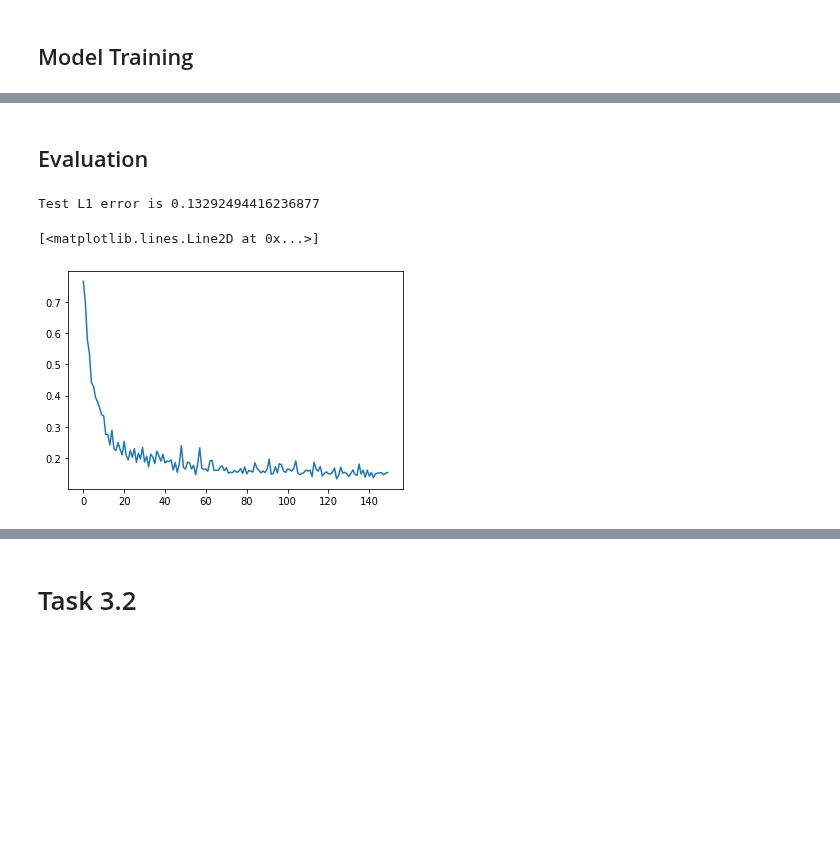
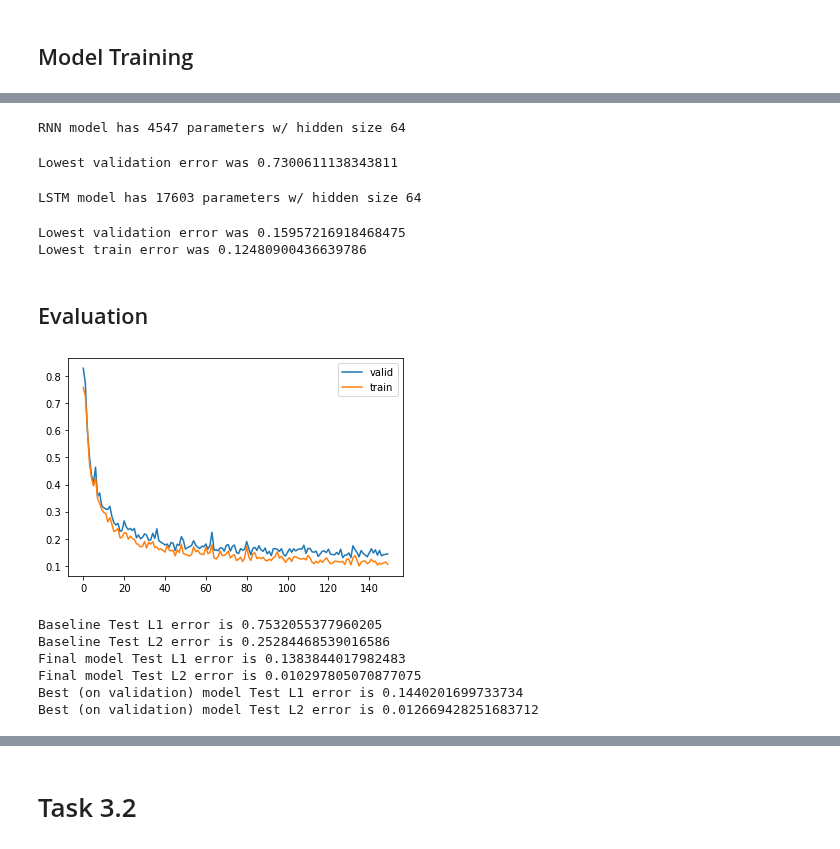
Before and after one commit to mandjevant/tue-deeplearning, a Jupyter notebook: assignments/assignment_2_3/a3_skeleton_peter.ipynb, the cells around one changed output, grey strips where cells are left out. Drawn from its saved outputs; the diff is of its cells as text; code cells hidden in the pictures; blank space fills up the shorter version.

Commit message:
test different hyperparams, rnns, and plot best/worst cases

```diff
--- a/assignments/assignment_2_3/a3_skeleton_peter.ipynb
+++ b/assignments/assignment_2_3/a3_skeleton_peter.ipynb
@@ -299,10 +310,9 @@ def fit_3_1(model, train_dl, valid_dl, n_epochs):
     valid_history = []
     best_state_dict = model.state_dict().copy()
 
-    for i in range(n_epochs):
-        print(f'Begin epoch {i + 1}/{n_epochs}')
+    for i in tqdm(range(n_epochs)):
         model = model.train()
-        for x, y in tqdm(train_dl):
+        for x, y in train_dl:
             x = x.to(device=device)
             y = y.to(device=device)
             y_pred = model(x)
@@ -314,9 +324,7 @@ def fit_3_1(model, train_dl, valid_dl, n_epochs):
         model = model.eval()
         with torch.no_grad():
             train_err = avg_err(model, train_dl)
-            print(f'L1 train error: {train_err}')
             val_err = avg_err(model, valid_dl)
-            print(f'L1 validation error: {val_err}')
             train_history.append(train_err)
             valid_history.append(val_err)
             if val_err == min(valid_history):
@@ -331,11 +339,16 @@ def fit_3_1(model, train_dl, valid_dl, n_epochs):
 def count_parameters(model):
     return sum(p.numel() for p in model.parameters() if p.requires_grad)
 
-hidden_size = 200
 n_layers = 1
-model_3_1 = Model_3_1(hidden_size, n_layers, batch_size).to(device)
-print(f'Model has {count_parameters(model_3_1)} parameters')
 epochs = 150
-result = fit_3_1(model_3_1, train_dl, valid_dl, epochs)
-print(f'Lowest validation error was {min(result["valid"])}')
+results = {}
+for hidden_size in [32, 64, 128, 256]:
+    model_3_1 = Model_3_1(hidden_size, n_layers, batch_size).to(device)
+    print(f'Model has {count_parameters(model_3_1)} parameters w/ hidden size {hidden_size}')
+    results[hidden_size] = fit_3_1(model_3_1, train_dl, valid_dl, epochs)
+    print(f'Lowest validation error was {min(results[hidden_size]["valid"])}')
+
+# Pick the best hidden size
+hidden_size = min(results.keys(), key=lambda size: min(results[size]['valid']))
+result = results[hidden_size]
 # %% [output]
@@ -378,13 +363,50 @@ Begin epoch 12/150
+# %%
+# How much is GRU better?
+model_3_1_rnn = Model_3_1(hidden_size, n_layers, batch_size, rnn='rnn').to(device)
+print(f'RNN model has {count_parameters(model_3_1_rnn)} parameters w/ hidden size {hidden_size}')
+result_rnn = fit_3_1(model_3_1_rnn, train_dl, valid_dl, epochs)
+print(f'Lowest validation error was {min(result_rnn["valid"])}')
+print(f'Lowest train error was {min(result_rnn["train"])}')
+# %% [output]
+RNN model has 4547 parameters w/ hidden size 64
+Lowest validation error was 0.7300611138343811
+# %%
+# How about LSTM?
+model_3_1_lstm = Model_3_1(hidden_size, n_layers, batch_size, rnn='lstm').to(device)
+print(f'LSTM model has {count_parameters(model_3_1_lstm)} parameters w/ hidden size {hidden_size}')
+result_lstm = fit_3_1(model_3_1_lstm, train_dl, valid_dl, epochs)
+print(f'Lowest validation error was {min(result_lstm["valid"])}')
+print(f'Lowest train error was {min(result_lstm["train"])}')
+# %% [output]
+LSTM model has 17603 parameters w/ hidden size 64
+Lowest validation error was 0.15957216918468475
+Lowest train error was 0.12480900436639786
 # %% [markdown]
 ## Evaluation
 # %%
 test_dl = DataLoader(SimulationData(simulation_test, charges_test), batch_size=batch_size, shuffle=True, collate_fn=collate)
 model_3_1 = model_3_1.eval()
-print(f'Test L1 error is {avg_err(model_3_1, test_dl)}')
 
+plt.plot(np.arange(0, epochs), result['valid'], label='valid')
+plt.plot(np.arange(0, epochs), result['train'], label='train')
+plt.legend()
+plt.show()
 
-plt.plot(result['valid'])
+print(f'Baseline Test L1 error is {avg_err(baseline_predict, test_dl)}')
+print(f'Baseline Test L2 error is {avg_err(baseline_predict, test_dl, loss_fn=torch.nn.MSELoss(reduction="sum"))}')
+print(f'Final model Test L1 error is {avg_err(model_3_1, test_dl)}')
+print(f'Final model Test L2 error is {avg_err(model_3_1, test_dl, loss_fn=torch.nn.MSELoss(reduction="sum"))}')
+
+model_best = Model_3_1(hidden_size, n_layers, batch_size)
+model_best.load_state_dict(result['best_state'])
+model_best = model_best.eval()
+print(f'Best (on validation) model Test L1 error is {avg_err(model_best, test_dl)}')
+print(f'Best (on validation) model Test L2 error is {avg_err(model_best, test_dl, loss_fn=torch.nn.MSELoss(reduction="sum"))}')
 # %% [output]
+[figure, new version]
-Test L1 error is 0.13292494416236877
+Baseline Test L1 error is 0.7532055377960205
+Baseline Test L2 error is 0.25284468539016586
+Final model Test L1 error is 0.1383844017982483
+Final model Test L2 error is 0.010297805070877075
+Best (on validation) model Test L1 error is 0.1440201699733734
+Best (on validation) model Test L2 error is 0.012669428251683712
-[<matplotlib.lines.Line2D at 0x...>]
-[figure, old version]
```
Also changed, not shown: parts of 7 cells of this notebook.
